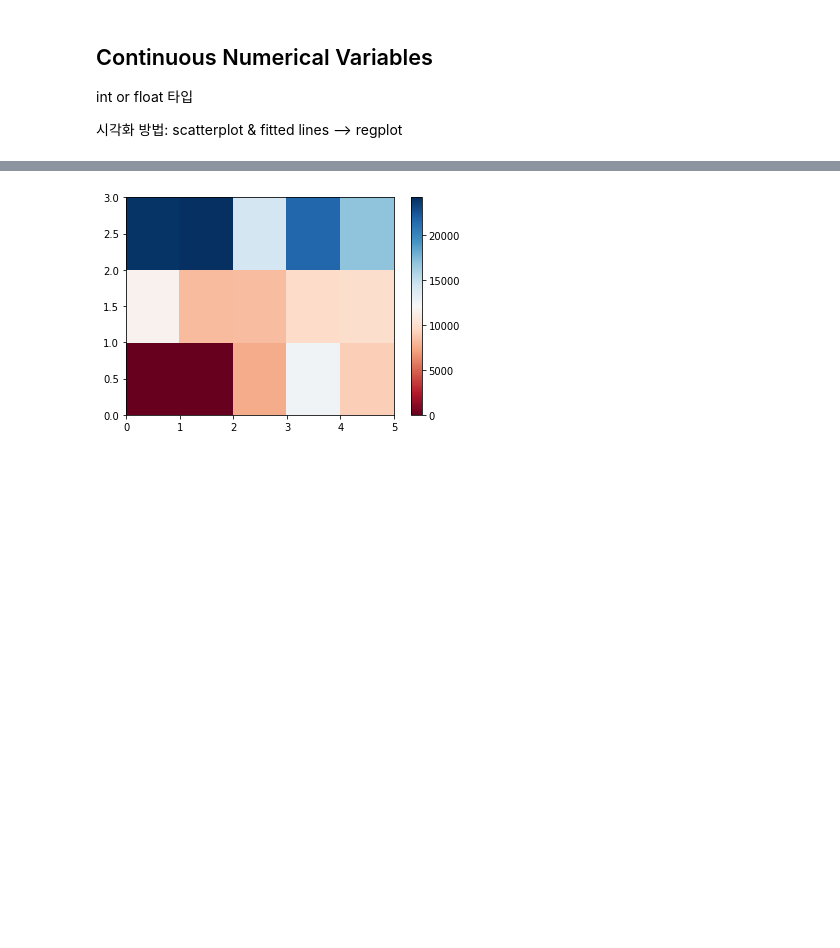
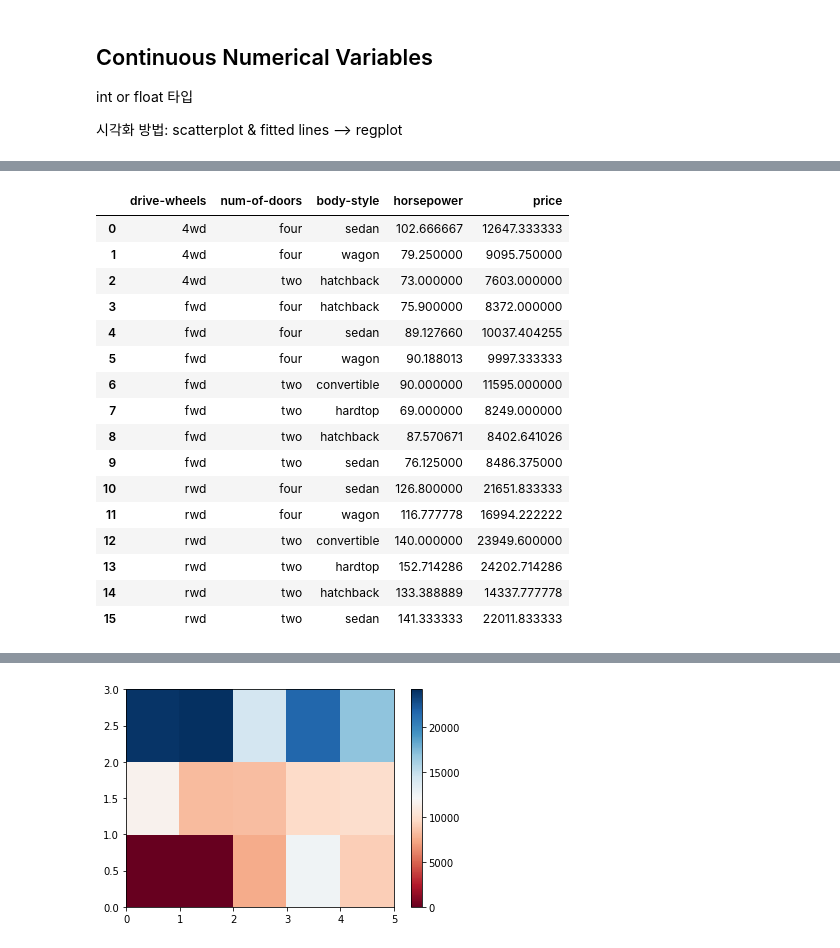
Before and after one commit to BreadFeet/DS_Data-Analysis, a Jupyter notebook: IBM3 Exprolatory Data Analysis.ipynb, the cells around one changed output, grey strips where cells are left out. Drawn from its saved outputs; the diff is of its cells as text; code cells hidden in the pictures; blank space fills up the shorter version.

```diff
--- a/IBM3 Exprolatory Data Analysis.ipynb
+++ b/IBM3 Exprolatory Data Analysis.ipynb
@@ -10,8 +10,7 @@ Machine learning model로 분석하기 전, target variable에 관계성이 있
 # %%
 import pandas as pd
 import numpy as np
-route = "C:/Users/sori-/Downloads/automobileEDA.csv"
-car = pd.read_csv(route)
+car = pd.read_csv('https://cf-courses-data.s3.us.cloud-object-storage.appdomain.cloud/IBMDeveloperSkillsNetwork-DA0101EN-SkillsNetwork/labs/Data%20files/automobileEDA.csv')
 car.head()
 # %% [output]
 |  | symboling | normalized-losses | make | aspiration | num-of-doors | body-style | drive-wheels | ... |
@@ -168,7 +267,23 @@ group3
 # %%
 # 3개 이상의 표인 경우 궁금해서 해봄
 a = car[['drive-wheels', 'num-of-doors', 'body-style', 'horsepower', 'price']]
 b = a.groupby(['drive-wheels', 'num-of-doors', 'body-style'], as_index=False).mean()
 b
-c = b.pivot(index='body-style', columns='drive-wheels')
-c
+# %% [output]
+|  | drive-wheels | num-of-doors | body-style | horsepower | price |
+| 0 | 4wd | four | sedan | 102.666667 | 12647.333333 |
+| 1 | 4wd | four | wagon | 79.250000 | 9095.750000 |
+| 2 | 4wd | two | hatchback | 73.000000 | 7603.000000 |
+| 3 | fwd | four | hatchback | 75.900000 | 8372.000000 |
+| 4 | fwd | four | sedan | 89.127660 | 10037.404255 |
+| 5 | fwd | four | wagon | 90.188013 | 9997.333333 |
+| 6 | fwd | two | convertible | 90.000000 | 11595.000000 |
+| 7 | fwd | two | hardtop | 69.000000 | 8249.000000 |
+| 8 | fwd | two | hatchback | 87.570671 | 8402.641026 |
+| 9 | fwd | two | sedan | 76.125000 | 8486.375000 |
+| 10 | rwd | four | sedan | 126.800000 | 21651.833333 |
+| 11 | rwd | four | wagon | 116.777778 | 16994.222222 |
+| 12 | rwd | two | convertible | 140.000000 | 23949.600000 |
+| 13 | rwd | two | hardtop | 152.714286 | 24202.714286 |
+| 14 | rwd | two | hatchback | 133.388889 | 14337.777778 |
+| 15 | rwd | two | sedan | 141.333333 | 22011.833333 |
```
Also changed, not shown: parts of 44 cells of this notebook, 2 other files.
